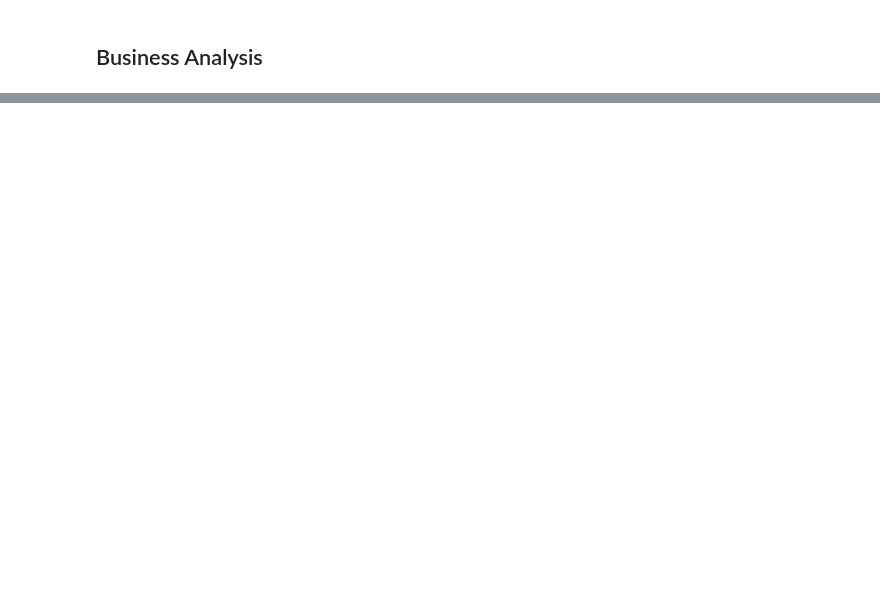
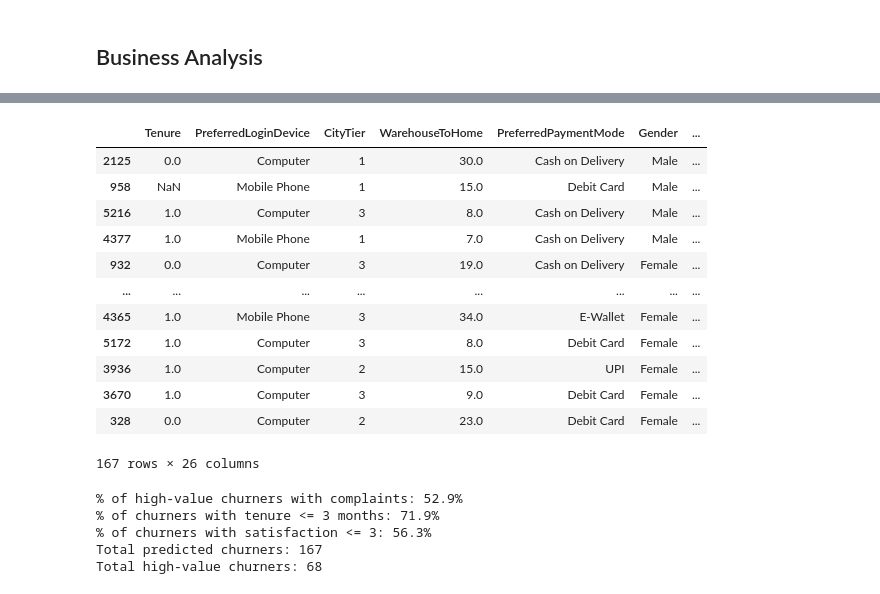
Before and after one commit to Knayam28/Customer-Churn-Project, a Jupyter notebook: xgb_model5.ipynb, the cells around one changed output, grey strips where cells are left out. Drawn from its saved outputs; the diff is of its cells as text; code cells hidden in the pictures; blank space fills up the shorter version.

```diff
--- a/xgb_model5.ipynb
+++ b/xgb_model5.ipynb
@@ -548,2 +548,53 @@ Found 48 high-value customers at risk of churning!
 # %%
 high_value_churners[final_columns_to_show].to_csv("high_value_customers_at_risk.csv", index=False)
+# %%
+TT = business_insights_df[business_insights_df["Predicted_Churn"] == 1]
+TT
+# %% [output]
+|  | Tenure | PreferredLoginDevice | CityTier | WarehouseToHome | PreferredPaymentMode | Gender | ... |
+| 2125 | 0.0 | Computer | 1 | 30.0 | Cash on Delivery | Male | ... |
+| 958 | NaN | Mobile Phone | 1 | 15.0 | Debit Card | Male | ... |
+| 5216 | 1.0 | Computer | 3 | 8.0 | Cash on Delivery | Male | ... |
+| 4377 | 1.0 | Mobile Phone | 1 | 7.0 | Cash on Delivery | Male | ... |
+| 932 | 0.0 | Computer | 3 | 19.0 | Cash on Delivery | Female | ... |
+| ... | ... | ... | ... | ... | ... | ... | ... |
+| 4365 | 1.0 | Mobile Phone | 3 | 34.0 | E-Wallet | Female | ... |
+| 5172 | 1.0 | Computer | 3 | 8.0 | Debit Card | Female | ... |
+| 3936 | 1.0 | Computer | 2 | 15.0 | UPI | Female | ... |
+| 3670 | 1.0 | Computer | 3 | 9.0 | Debit Card | Female | ... |
+| 328 | 0.0 | Computer | 2 | 23.0 | Debit Card | Female | ... |
+167 rows × 26 columns
+# %%
+# 2. Filter for all predicted churners
+churners = TT[TT['Predicted_Churn'] == 1]
+
+# 3. Filter specifically for high-value churners (VIP & Loyal segments)
+high_value_churners2 = TT[
+    (TT['Predicted_Churn'] == 1) &
+    (TT['Customer_Segment'].isin(['VIP', 'Loyal']))
+]
+
+# --- INSIGHT 1: Complaints among high-value churners ---
+if len(high_value_churners2) > 0:
+    pct_complaints = (high_value_churners2['Complain'] == 1).mean() * 100
+    print(f"% of high-value churners with complaints: {pct_complaints:.1f}%")
+
+# --- INSIGHT 2: Tenure among all churners ---
+if len(churners) > 0:
+    pct_low_tenure = (churners['Tenure'] <= 3).mean() * 100
+    print(f"% of churners with tenure <= 3 months: {pct_low_tenure:.1f}%")
+
+# --- INSIGHT 3: Satisfaction score among all churners ---
+if len(churners) > 0:
+    pct_low_sat = (churners['SatisfactionScore'] <= 3).mean() * 100
+    print(f"% of churners with satisfaction <= 3: {pct_low_sat:.1f}%")
+
+# Overall counts for context
+print(f"Total predicted churners: {len(churners)}")
+print(f"Total high-value churners: {len(high_value_churners)}")
+# %% [output]
+% of high-value churners with complaints: 52.9%
+% of churners with tenure <= 3 months: 71.9%
+% of churners with satisfaction <= 3: 56.3%
+Total predicted churners: 167
+Total high-value churners: 68
```
Also changed, not shown: parts of 11 cells of this notebook.
